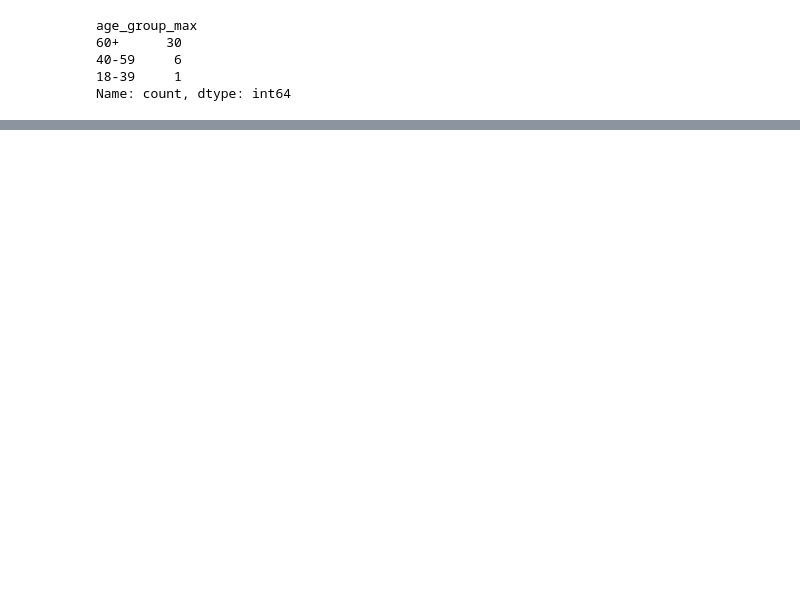
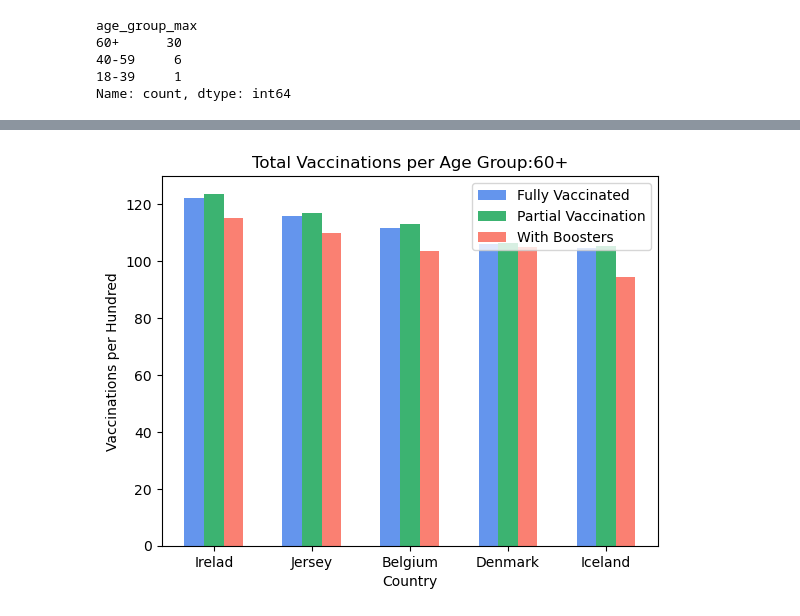
Before and after one commit to gburlew/Project-1, a Jupyter notebook: Notebooks/Noe_age_groups.ipynb, the cells around one changed output, grey strips where cells are left out. Saved outputs shown, nothing was run; the diff lists cells and outputs as text; code cells hidden in the pictures; blank space fills up the shorter version.

```diff
--- a/Notebooks/Noe_age_groups.ipynb
+++ b/Notebooks/Noe_age_groups.ipynb
@@ -336,0 +406,31 @@ array(['Argentina', 'Austria', 'Belgium', 'Bulgaria', 'Canada', 'Chile',
+# %%
+# Create a sample DataFrame with two rows and three columns
+# Create a sample DataFrame with five rows and three columns
+data = {'Country': ['Irelad', 'Jersey', 'Belgium', 'Denmark', 'Iceland'],
+        'Fully Vac': [122.3, 116.0, 111.70, 106.17, 104.78],
+        'Partial Vac': [123.76, 117.0 ,113.21 ,106.31, 105.36],
+        'Boosters': [115.33, 110.00, 103.72, 104.94, 94.33]}
+df = pd.DataFrame(data)
+
+# Set the width of the bars
+bar_width = 0.2
+
+# Set the x locations for the groups
+x = np.arange(len(df['Country']))
+
+# Create the bar chart
+plt.bar(x - bar_width, df['Fully Vac'], width=bar_width, label='Fully Vaccinated', color='cornflowerblue')
+plt.bar(x, df['Partial Vac'], width=bar_width, label='Partial Vaccination', color='mediumseagreen')
+plt.bar(x + bar_width, df['Boosters'], width=bar_width, label='With Boosters', color='salmon')
+
+plt.xlabel('Country')
+plt.ylabel('Vaccinations per Hundred')
+plt.title('Total Vaccinations per Age Group:60+')
+plt.xticks(x, df['Country'])
+plt.legend()
+plt.savefig('../Images/top_5.jpeg')
+
+
+plt.show()
+# %% [output]
+[figure, added]
```
Also changed, not shown: parts of 46 cells of this notebook, 4 other files.
